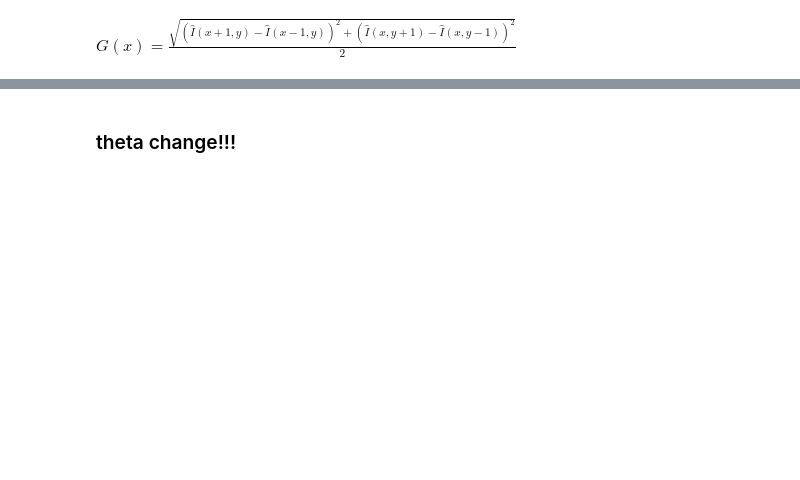
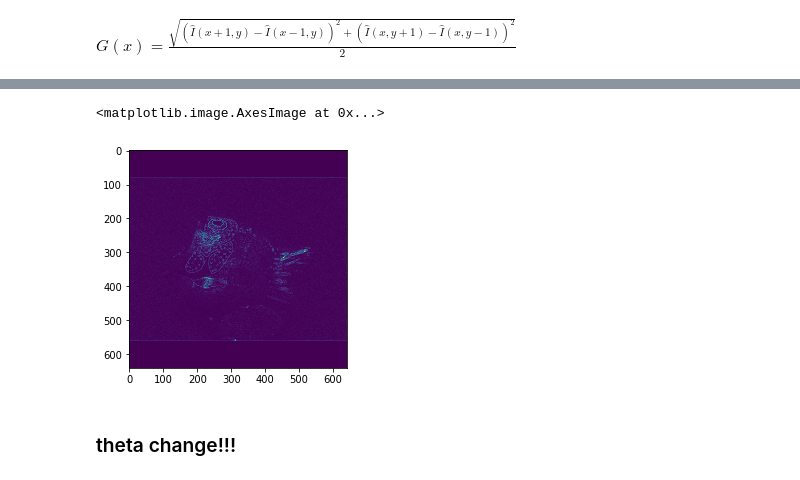
Before and after one commit to NikolaiSviridov/Specular-Highlight-Removal, a Jupyter notebook: single_image/Artusi_A_et_al/python/clean.ipynb, the cells around one changed output, grey strips where cells are left out. Cells and saved outputs as stored; diff of their text form; code cells hidden in the pictures; blank space fills up the shorter version.

```diff
--- a/single_image/Artusi_A_et_al/python/clean.ipynb
+++ b/single_image/Artusi_A_et_al/python/clean.ipynb
@@ -114,4 +81,4 @@ gradient magnitude of dark-channel image $\hat{I}(x) = min_{c∈{r,g,b}} I_c(x)$
 # %%
 I_b, I_g, I_r = cv2.split(img)
 I_gmd = np.minimum(I_b, I_g, I_r)
-I_gmd = I_gmd
+print_max_min_median(I_gmd)
@@ -125,0 +89,14 @@ G = cv2.Laplacian(I_gmd, cv2.CV_32F)
+# %%
+%%time
+def check_bound(x, upper_bound):
+    b1 = x - 1 > 0
+    b2 = x + 1 < upper_bound
+    return b1 and b2
+
+G = np.copy(I_gmd)
+for y in range(I_gmd.shape[0]):
+    for x in range(I_gmd.shape[1]):
+        if not check_bound(x, I_gmd.shape[1]) or  not check_bound(y, I_gmd.shape[0]):
+            continue
+
+        G[y, x] = np.sqrt( ( I_gmd[y, x+1] - I_gmd[y, x-1] ) ** 2  +  ( I_gmd[y+1, x] - I_gmd[y-1, x] ) ** 2 ) / 2
@@ -126,2 +105,7 @@ G = cv2.Laplacian(I_gmd, cv2.CV_32F)
+# %%
+plt.imshow(G)
+# %% [output]
+<matplotlib.image.AxesImage at 0x...>
+[figure, added]
 # %% [markdown]
 ### theta change!!!
```
Also changed, not shown: parts of 44 cells of this notebook.
